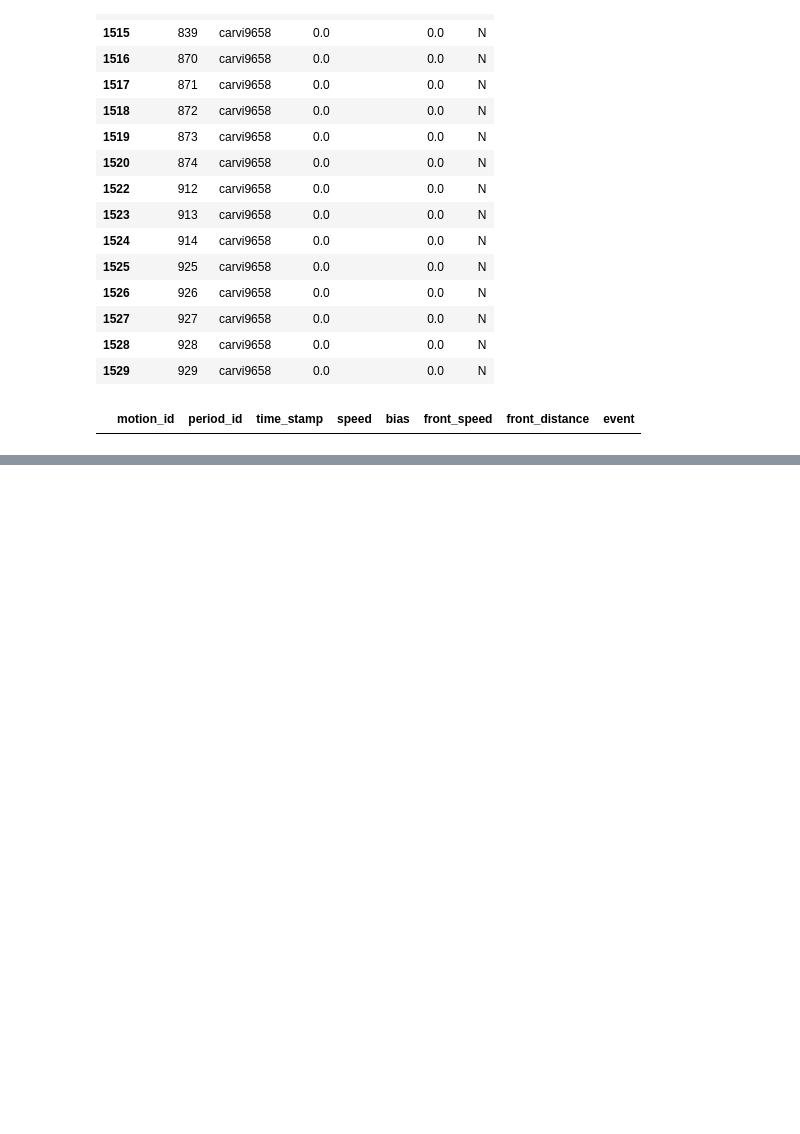
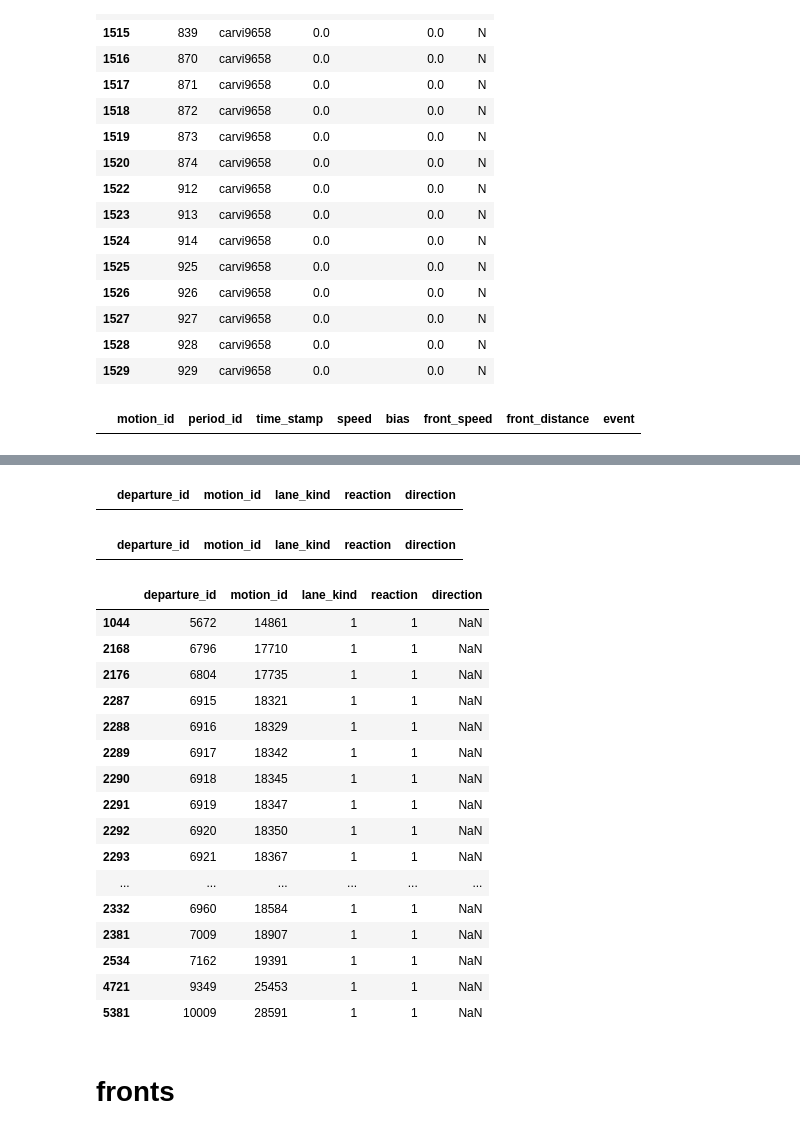
Before and after one commit to aching87/CarVi, a Jupyter notebook: Data_Integrity_Check.ipynb, the cells around one changed output, grey strips where cells are left out. Drawn from its saved outputs; the diff is of its cells as text; code cells hidden in the pictures; blank space fills up the shorter version.

```diff
--- a/Data_Integrity_Check.ipynb
+++ b/Data_Integrity_Check.ipynb
@@ -141,0 +256,2 @@ motions[~motions['period_id'].isin(periods['period_id'])]#check if all motions.p
+# %%
+departures=pd.read_csv('departures.csv').sort_values(['motion_id', 'departure_id'])
@@ -141,0 +270,32 @@ motions[~motions['period_id'].isin(periods['period_id'])]#check if all motions.p
+# %%
+departures[~(departures['lane_kind'].isin([1]))] # check for lane_kind = [1].
+# Once algorithms for 2 and 3 are implemented, include them in the list
+# %% [output]
+|  | departure_id | motion_id | lane_kind | reaction | direction |
+# %%
+departures[~(departures['reaction'].isin([1]))] # check for lane_kind = [1].
+# Once the algorithm for 2 is implemented, include it in the list
+# %% [output]
+|  | departure_id | motion_id | lane_kind | reaction | direction |
+# %%
+departures[~(departures['direction'].isin([1,2]))] # check for direction = [1,2].
+# %% [output]
+|  | departure_id | motion_id | lane_kind | reaction | direction |
+| 1044 | 5672 | 14861 | 1 | 1 | NaN |
+| 2168 | 6796 | 17710 | 1 | 1 | NaN |
+| 2176 | 6804 | 17735 | 1 | 1 | NaN |
+| 2287 | 6915 | 18321 | 1 | 1 | NaN |
+| 2288 | 6916 | 18329 | 1 | 1 | NaN |
+| 2289 | 6917 | 18342 | 1 | 1 | NaN |
+| 2290 | 6918 | 18345 | 1 | 1 | NaN |
+| 2291 | 6919 | 18347 | 1 | 1 | NaN |
+| 2292 | 6920 | 18350 | 1 | 1 | NaN |
+| 2293 | 6921 | 18367 | 1 | 1 | NaN |
+| ... | ... | ... | ... | ... | ... |
+| 2332 | 6960 | 18584 | 1 | 1 | NaN |
+| 2381 | 7009 | 18907 | 1 | 1 | NaN |
+| 2534 | 7162 | 19391 | 1 | 1 | NaN |
+| 4721 | 9349 | 25453 | 1 | 1 | NaN |
+| 5381 | 10009 | 28591 | 1 | 1 | NaN |
+# %% [markdown]
+# fronts
```
Also changed, not shown: parts of 59 cells of this notebook.
